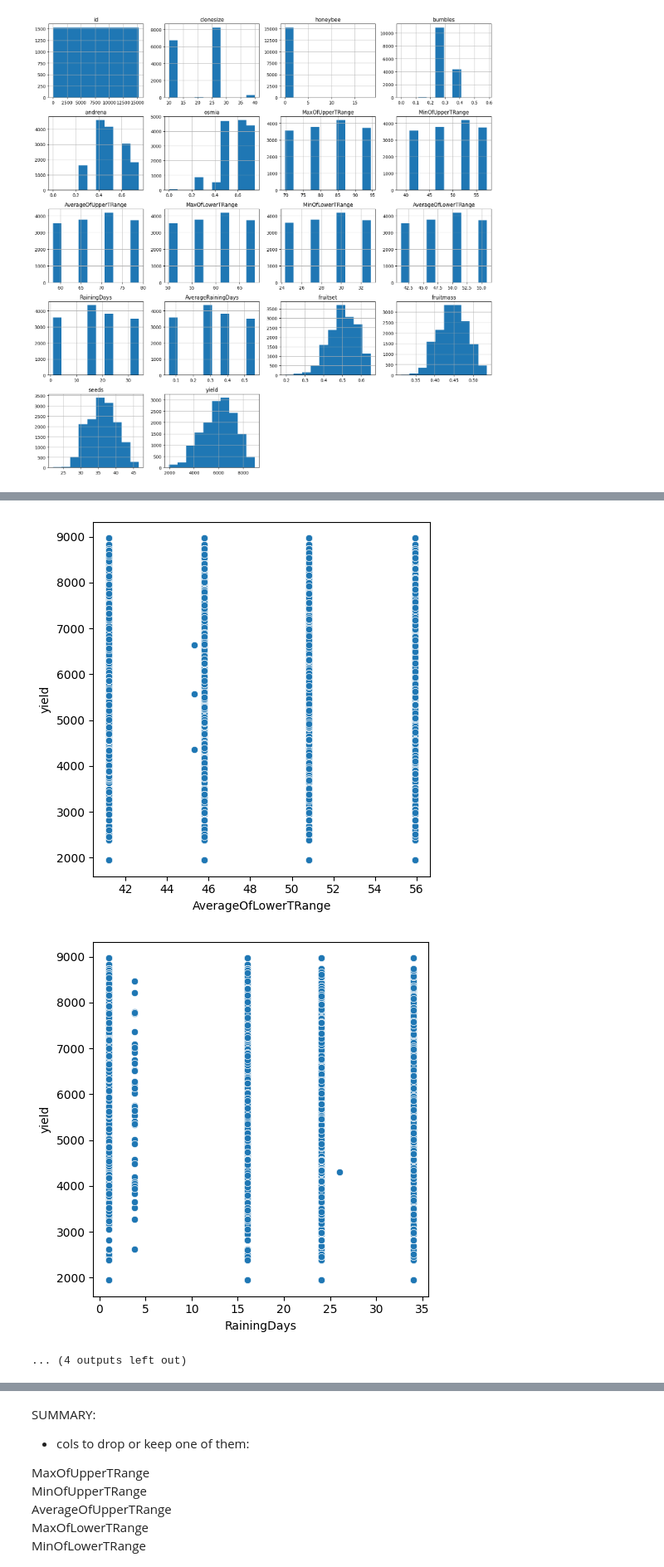
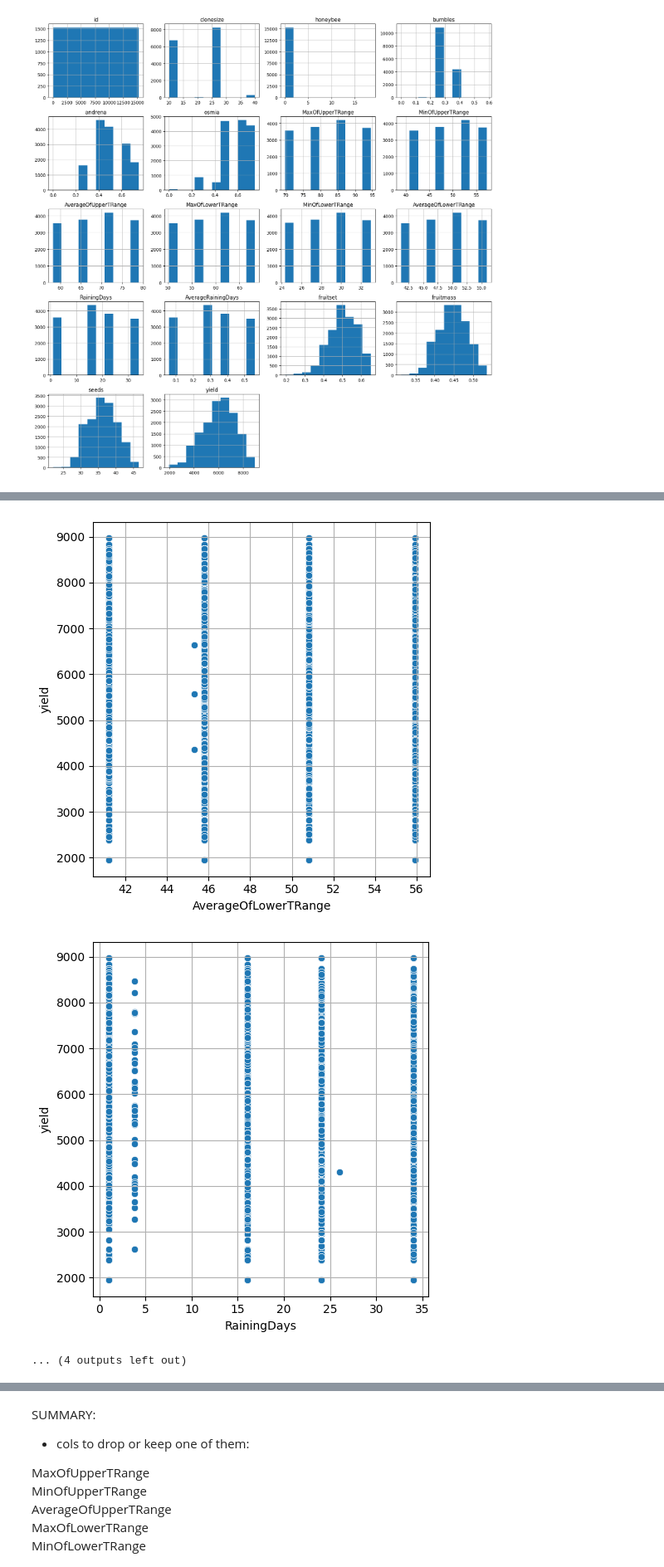
Before and after one commit to mrMichalR/blueberry_yield, a Jupyter notebook: blueberry_yield_prediction.ipynb, the cells around one changed output, grey strips where cells are left out. Shown at 83% size. Saved outputs shown, nothing was run; the diff lists cells and outputs as text; code cells hidden in the pictures.

```diff
--- a/blueberry_yield_prediction.ipynb
+++ b/blueberry_yield_prediction.ipynb
@@ -270,9 +196,10 @@ plt.show()
 # %% [output]
 [figure]
 # %%
-for col in df.columns[1:17]:
-  fig, ax = plt.subplots(figsize=(5, 5))
-  sns.scatterplot(data=df, x=col, y='yield', hue=None, size=None, style=None, palette=None, hue_order=None, hue_norm=None, sizes=None, size_order=None, size_norm=None, markers=True, style_order=None, legend='auto', ax=None)
+for col in df_train.columns[1:17]:
+  plt.subplots(figsize=(5, 5))
+  sns.scatterplot(data=df_train, x=col, y='yield', hue=None, size=None, style=None, palette=None, hue_order=None, hue_norm=None, sizes=None, size_order=None, size_norm=None, markers=True, style_order=None, legend='auto', ax=None)
   plt.tight_layout()
+  plt.grid()
   plt.show()
 # %% [output]
@@ -289,5 +216,5 @@ for col in df.columns[1:17]:
-[figure, old version]
+[figure, new version]
-[figure, old version]
+[figure, new version]
 ... (4 outputs left out)
 # %%
 # box and whisker plots
```
Also changed, not shown: parts of 50 cells of this notebook.
